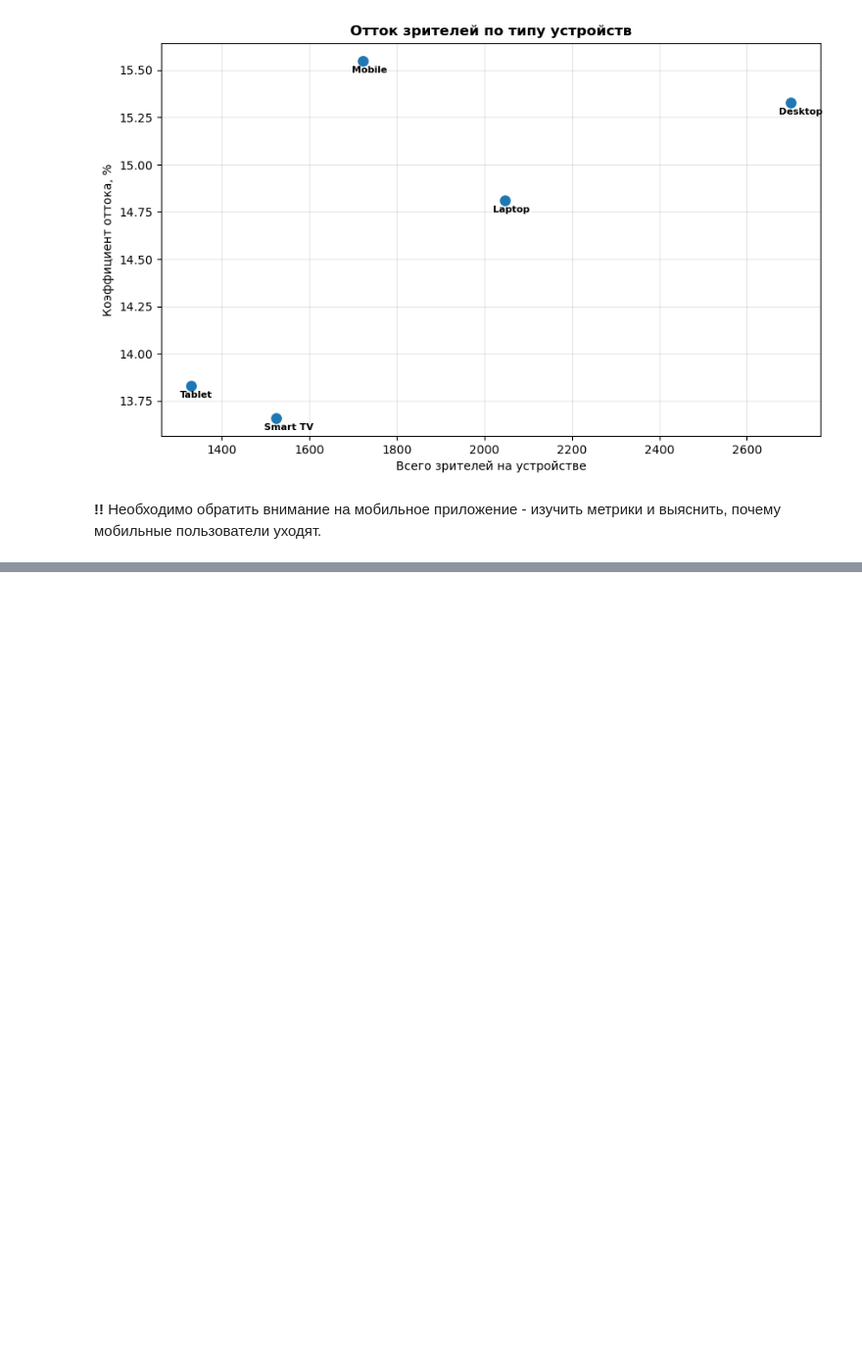
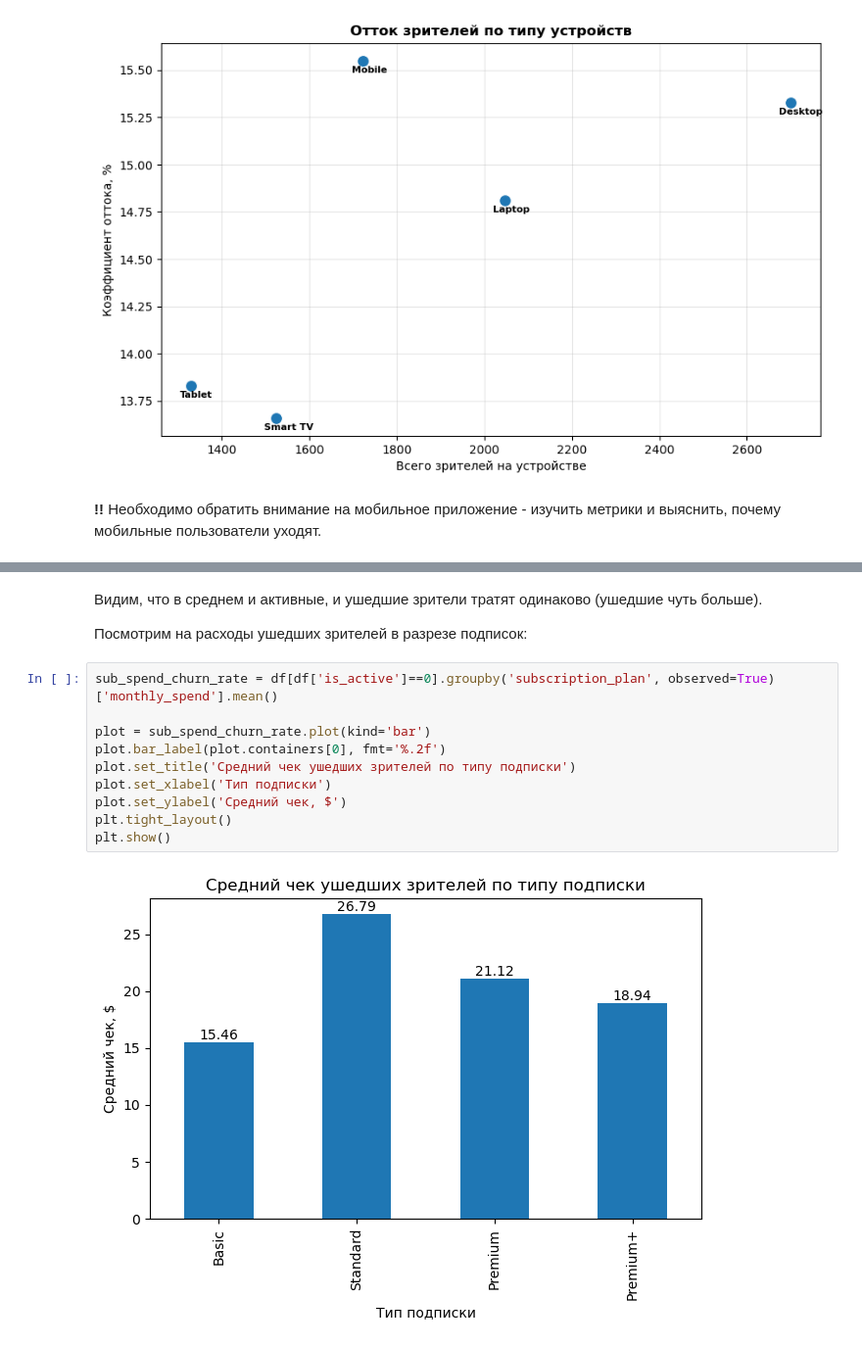
Before and after one commit to rouch314/netflix-users-behavior-analysis, a Jupyter notebook: netflix-analysis.ipynb, the cells around one changed output, grey strips where cells are left out. Shown at 98% size. Drawn from its saved outputs; the diff is of its cells as text; blank space fills up the shorter version.

Commit message:
Добавлен анализ по среднему чеку

```diff
--- a/netflix-analysis.ipynb
+++ b/netflix-analysis.ipynb
@@ -1220,0 +1212,16 @@ plt.show()
+# %% [markdown]
+Видим, что в среднем  и активные, и ушедшие зрители тратят одинаково (ушедшие чуть больше).
+
+Посмотрим на расходы ушедших зрителей в разрезе подписок:
+# %%
+sub_spend_churn_rate = df[df['is_active']==0].groupby('subscription_plan', observed=True)['monthly_spend'].mean()
+
+plot = sub_spend_churn_rate.plot(kind='bar')
+plot.bar_label(plot.containers[0], fmt='%.2f')
+plot.set_title('Средний чек ушедших зрителей по типу подписки')
+plot.set_xlabel('Тип подписки')
+plot.set_ylabel('Средний чек, $')
+plt.tight_layout()
+plt.show()
+# %% [output]
+[figure, added]
```
Also changed, not shown: parts of 4 cells of this notebook.
